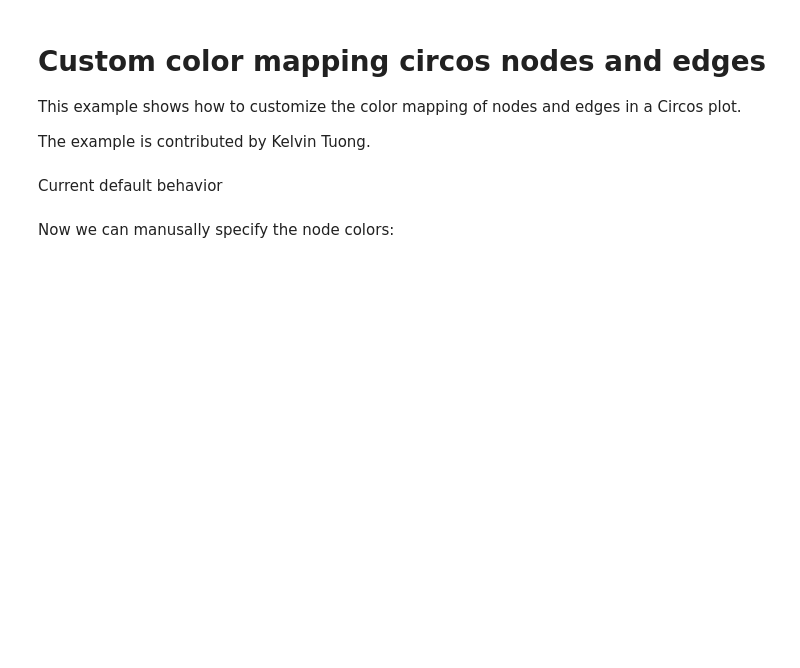
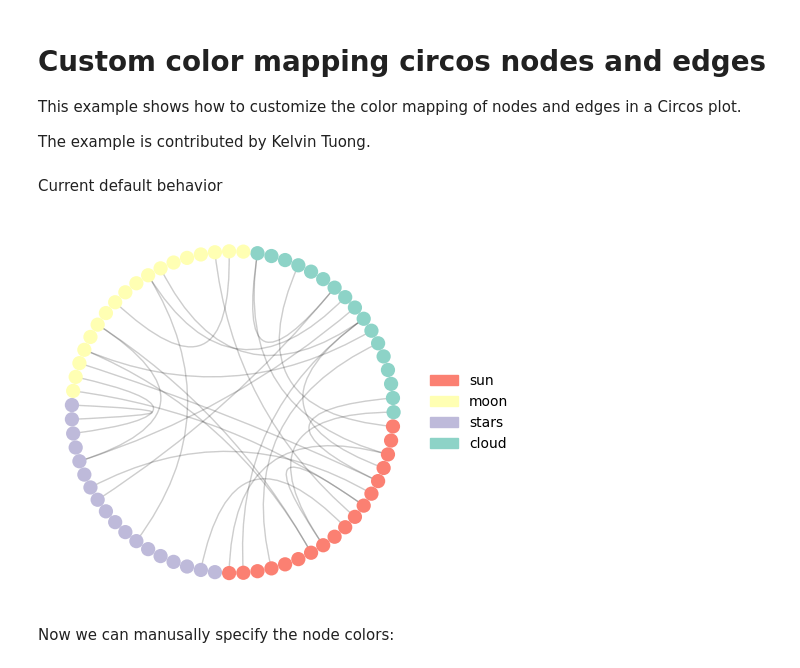
Before and after one commit to ericmjl/nxviz, a Jupyter notebook: docs/examples/circos_node_labels.ipynb, the cells around one changed output. Saved outputs shown, nothing was run; the diff lists cells and outputs as text; code cells hidden in the pictures; blank space fills up the shorter version.

Commit message:
bug fis to moving legends

```diff
--- a/docs/examples/circos_node_labels.ipynb
+++ b/docs/examples/circos_node_labels.ipynb
@@ -94,6 +109,13 @@ n = 71
 p = 0.01
 G = nx.erdos_renyi_graph(n=n, p=p)
 
+legend_kwargs = {
+        "ncol": 1,
+        "bbox_to_anchor": (1, 0.5),
+        "frameon": False,
+        "loc": "center left",
+    }
+
 for n in G.nodes():
     G.nodes[n]["group1"] = next(categorical)
     G.nodes[n]["group2"] = next(many_categorical) # up to 14
@@ -105,7 +127,9 @@ for u, v in G.edges():
 Current default behavior
 # %%
 nv.circos(G, group_by="group1", node_color_by="group1")
-annotate.node_colormapping(G, color_by="group1")
+annotate.node_colormapping(G, color_by="group1", legend_kwargs=legend_kwargs)
+# %% [output]
+[figure, added]
 # %% [markdown]
 Now we can manusally specify the node colors:
 # %%
```
Also changed, not shown: parts of 10 cells of this notebook, 1 other file.
